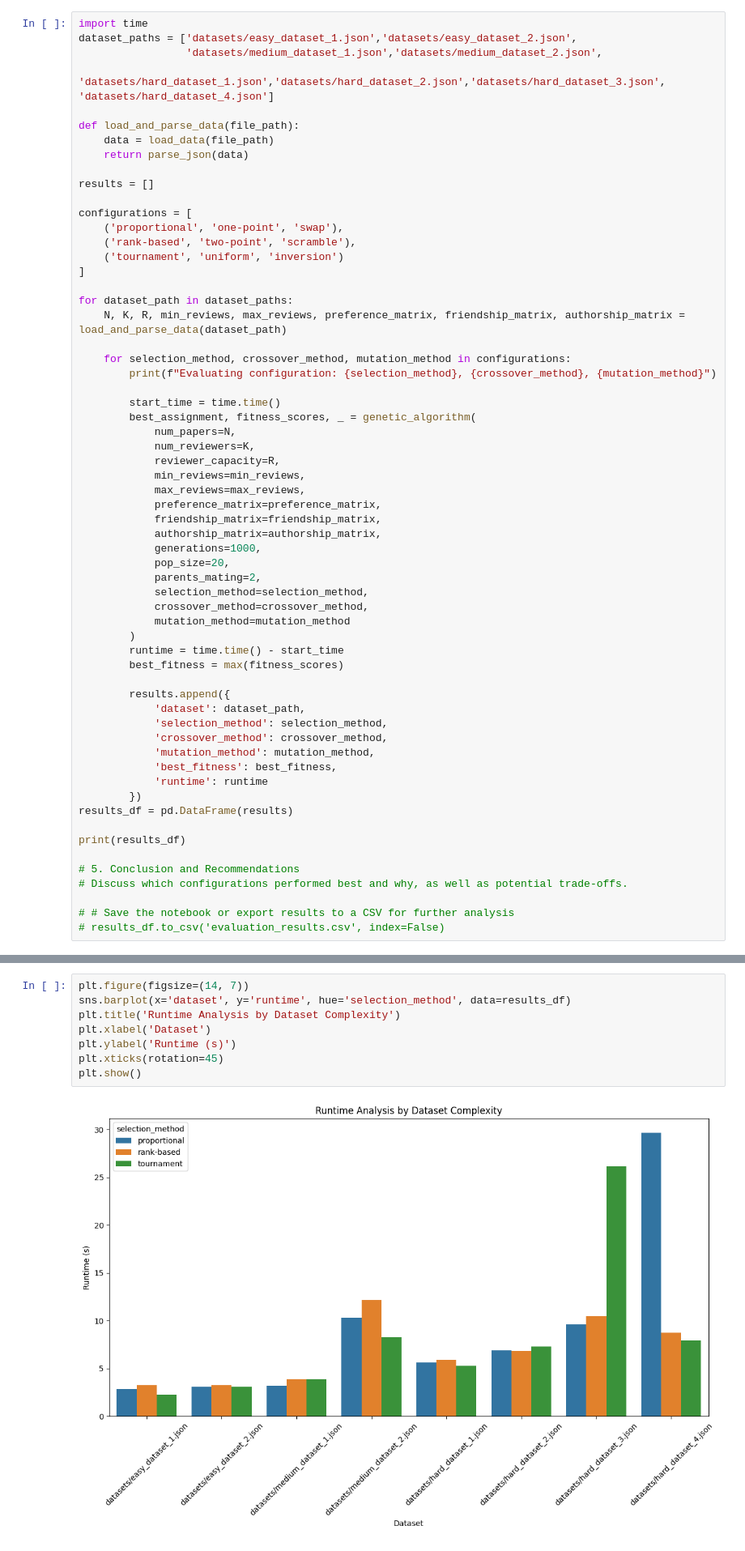
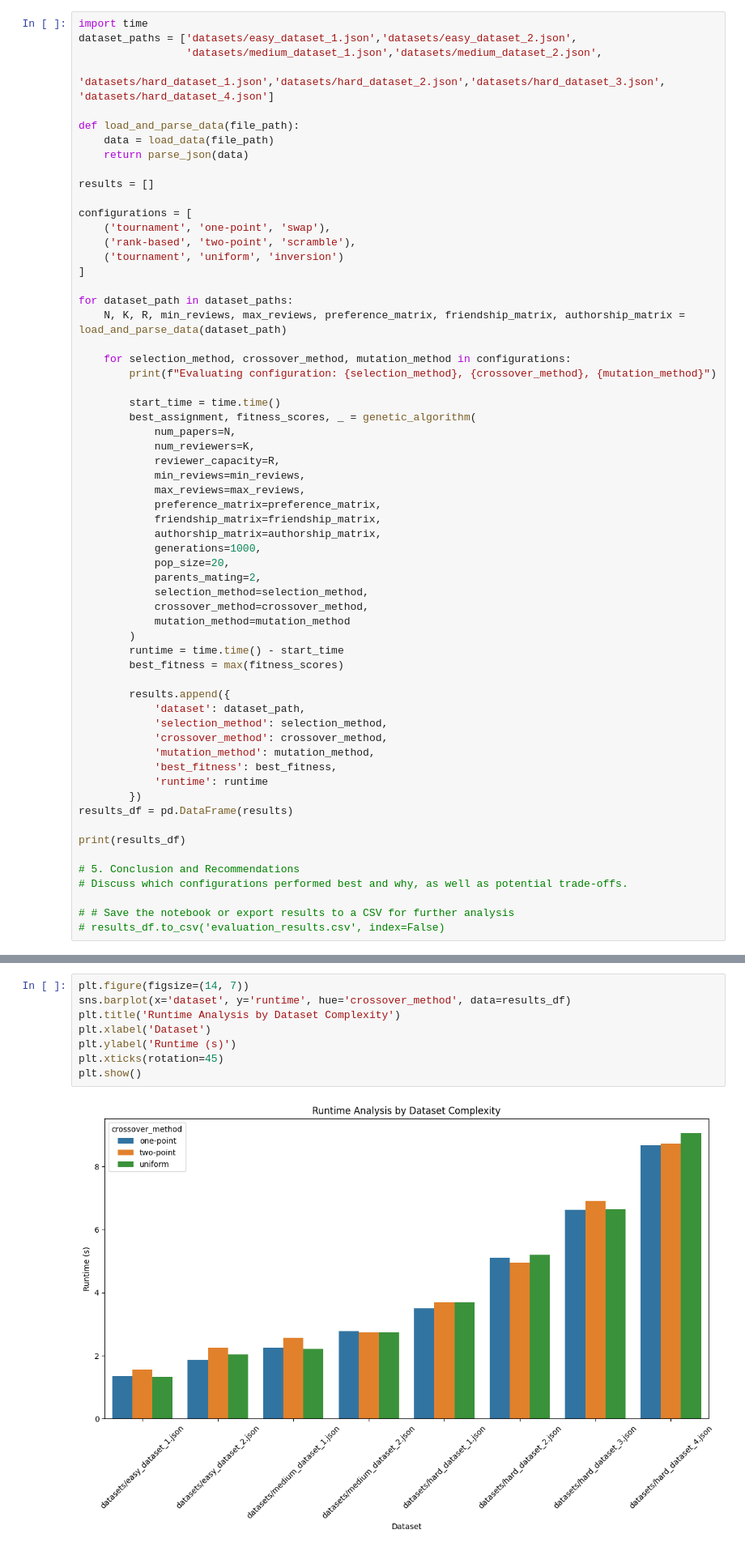
Before and after one commit to ddjorlev/IS-Seminary-1, a Jupyter notebook: seminary1.ipynb, the cells around one changed output, grey strips where cells are left out. Shown at 81% size. Saved outputs shown, nothing was run; the diff lists cells and outputs as text.

```diff
--- a/seminary1.ipynb
+++ b/seminary1.ipynb
@@ -606,7 +606,7 @@ def load_and_parse_data(file_path):
 results = []
 
 configurations = [
-    ('proportional', 'one-point', 'swap'),
+    ('tournament', 'one-point', 'swap'),
     ('rank-based', 'two-point', 'scramble'),
     ('tournament', 'uniform', 'inversion')
 ]
@@ -684,13 +694,13 @@ plt.show()
 # %%
 plt.figure(figsize=(14, 7))
-sns.barplot(x='dataset', y='runtime', hue='selection_method', data=results_df)
+sns.barplot(x='dataset', y='runtime', hue='crossover_method', data=results_df)
 plt.title('Runtime Analysis by Dataset Complexity')
 plt.xlabel('Dataset')
 plt.ylabel('Runtime (s)')
 plt.xticks(rotation=45)
 plt.show()
 # %% [output]
-[figure, old version]
+[figure, new version]
 # %%
 
 plt.figure(figsize=(14, 7))
```
Also changed, not shown: parts of 6 cells of this notebook.
